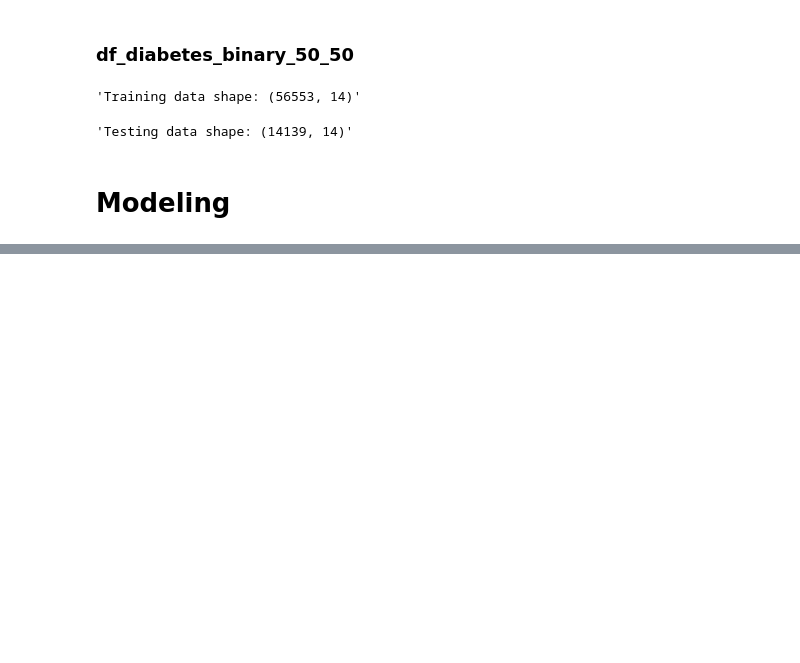
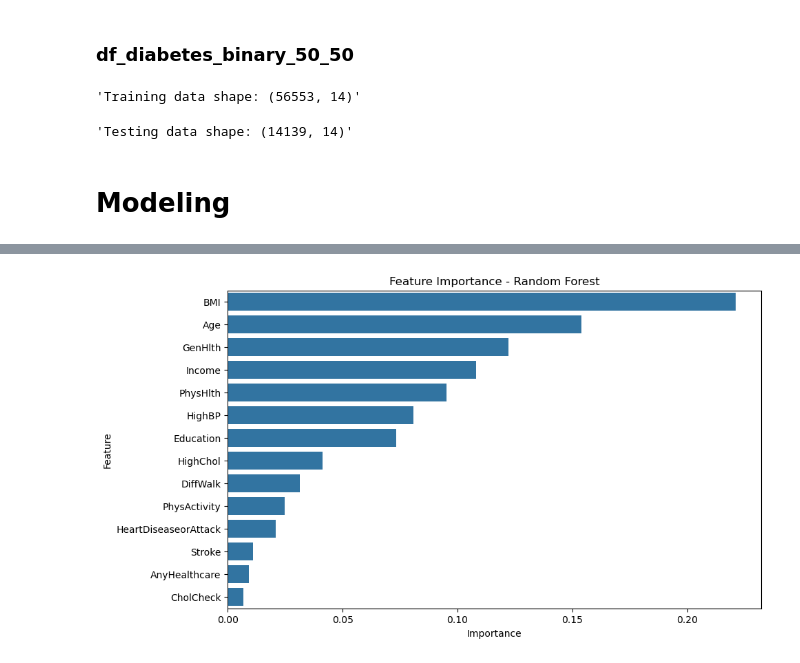
Before and after one commit to DataScience-DHBWKA/Gruppe3-DataExploration, a Jupyter notebook: data_exploration.ipynb, the cells around one changed output, grey strips where cells are left out. Saved outputs shown, nothing was run; the diff lists cells and outputs as text; code cells hidden in the pictures; blank space fills up the shorter version.

```diff
--- a/data_exploration.ipynb
+++ b/data_exploration.ipynb
@@ -219,7 +219,7 @@ plt.show()
 # %% [markdown]
 # Data Preperation & Feature Enginerring
 # %%
-df_diabetes_012_cleaned = df_diabetes_012.drop(["Smoker", "Fruits", "Veggies", "HvyAlcoholConsump", "NoDocbcCost", "MentHlth", "Sex"], axis=1)
+df_diabetes_binary_cleaned = df_diabetes_binary.drop(["Smoker", "Fruits", "Veggies", "HvyAlcoholConsump", "NoDocbcCost", "MentHlth", "Sex"], axis=1)
 df_diabetes_binary_50_50_cleaned = df_diabetes_binary_50_50.drop(["Smoker", "Fruits", "Veggies", "HvyAlcoholConsump", "NoDocbcCost", "MentHlth", "Sex"], axis=1)
 # %% [markdown]
 ## Traning & Testdaten spliten
@@ -228,13 +228,13 @@ df_diabetes_binary_50_50_cleaned = df_diabetes_binary_50_50.drop(["Smoker", "Fru
 # %%
 # Define the features and target variable
-X_012 = df_diabetes_012_cleaned.drop('Diabetes_012', axis=1)
-y_012 = df_diabetes_012_cleaned['Diabetes_012']
+X_binary = df_diabetes_binary_cleaned.drop('Diabetes_binary', axis=1)
+y_binary = df_diabetes_binary_cleaned['Diabetes_binary']
 
 # Split the data into training and testing sets
-X_train_012, X_test_012, y_train_012, y_test_012 = train_test_split(X_012, y_012, test_size=0.2, random_state=42)
+X_train_binary, X_test_binary, y_train_binary, y_test_binary = train_test_split(X_binary, y_binary, test_size=0.2, random_state=42)
 
-display(f"Training data shape: {X_train_012.shape}")
-display(f"Testing data shape: {X_test_012.shape}")
+display(f"Training data shape: {X_train_binary.shape}")
+display(f"Testing data shape: {X_test_binary.shape}")
 # %% [output]
 'Training data shape: (202944, 14)'
 'Testing data shape: (50736, 14)'
@@ -852,0 +456,27 @@ run_optimization_and_evaluation(X_train_50_50, y_train_50_50, X_test_50_50, y_te
+# %%
+# Fit the Random Forest model if not already fitted
+if not hasattr(model, "feature_importances_"):
+    X_train, y_train = datasets[dataset_name][:2]  # Extract training data
+    model.fit(X_train, y_train)
+
+# Extract the feature importance from the Random Forest model
+feature_importances = model.feature_importances_
+
+# Get the feature names from the dataset
+feature_names = datasets[dataset_name][0].columns
+
+# Create a DataFrame for better visualization
+importance_df = pd.DataFrame({
+    'Feature': feature_names,
+    'Importance': feature_importances
+}).sort_values(by='Importance', ascending=False)
+
+# Display the feature importance
+plt.figure(figsize=(10, 6))
+sns.barplot(x='Importance', y='Feature', data=importance_df)
+plt.title('Feature Importance - Random Forest')
+plt.xlabel('Importance')
+plt.ylabel('Feature')
+plt.show()
+# %% [output]
+[figure, added]
```
Also changed, not shown: parts of 30 cells of this notebook.
